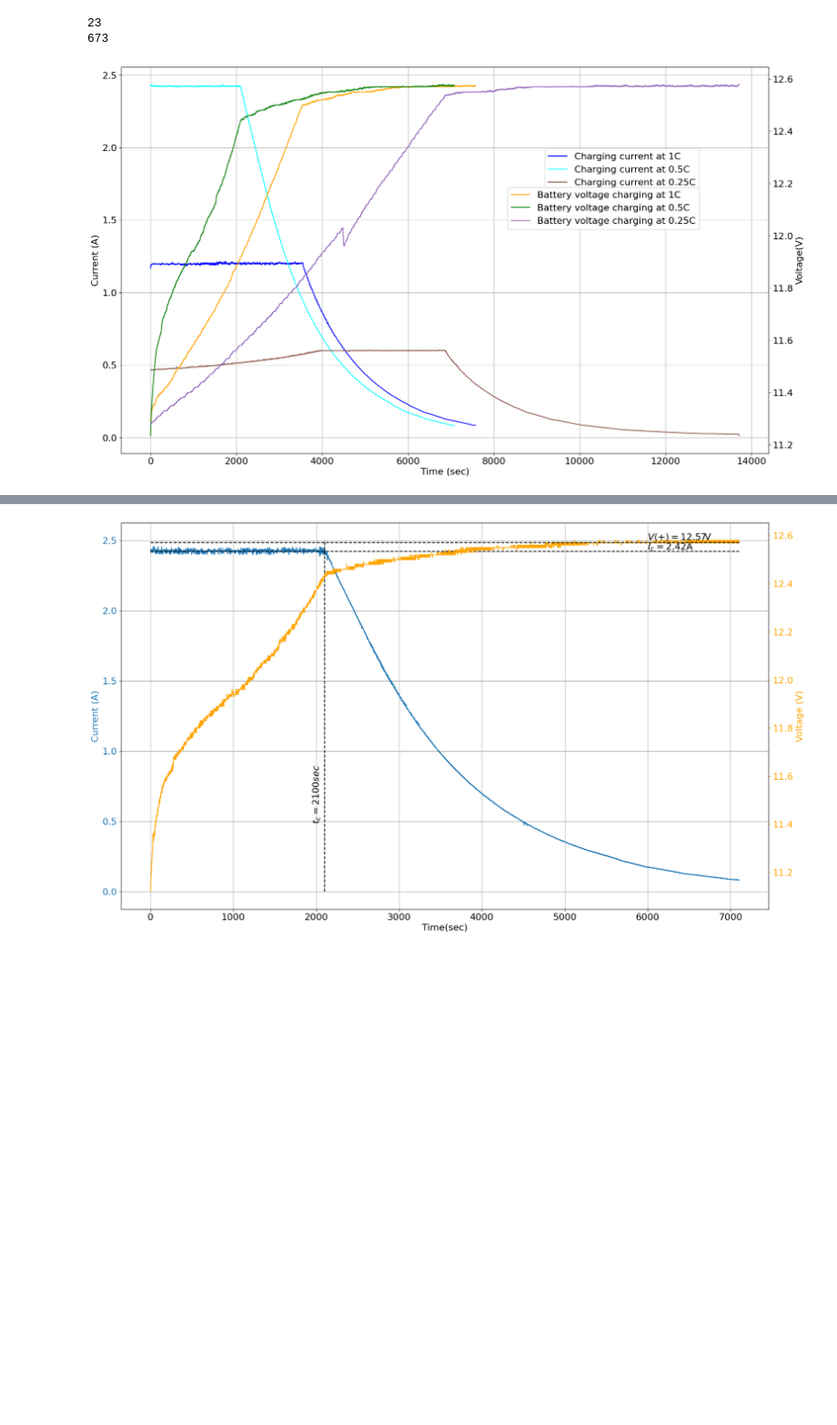
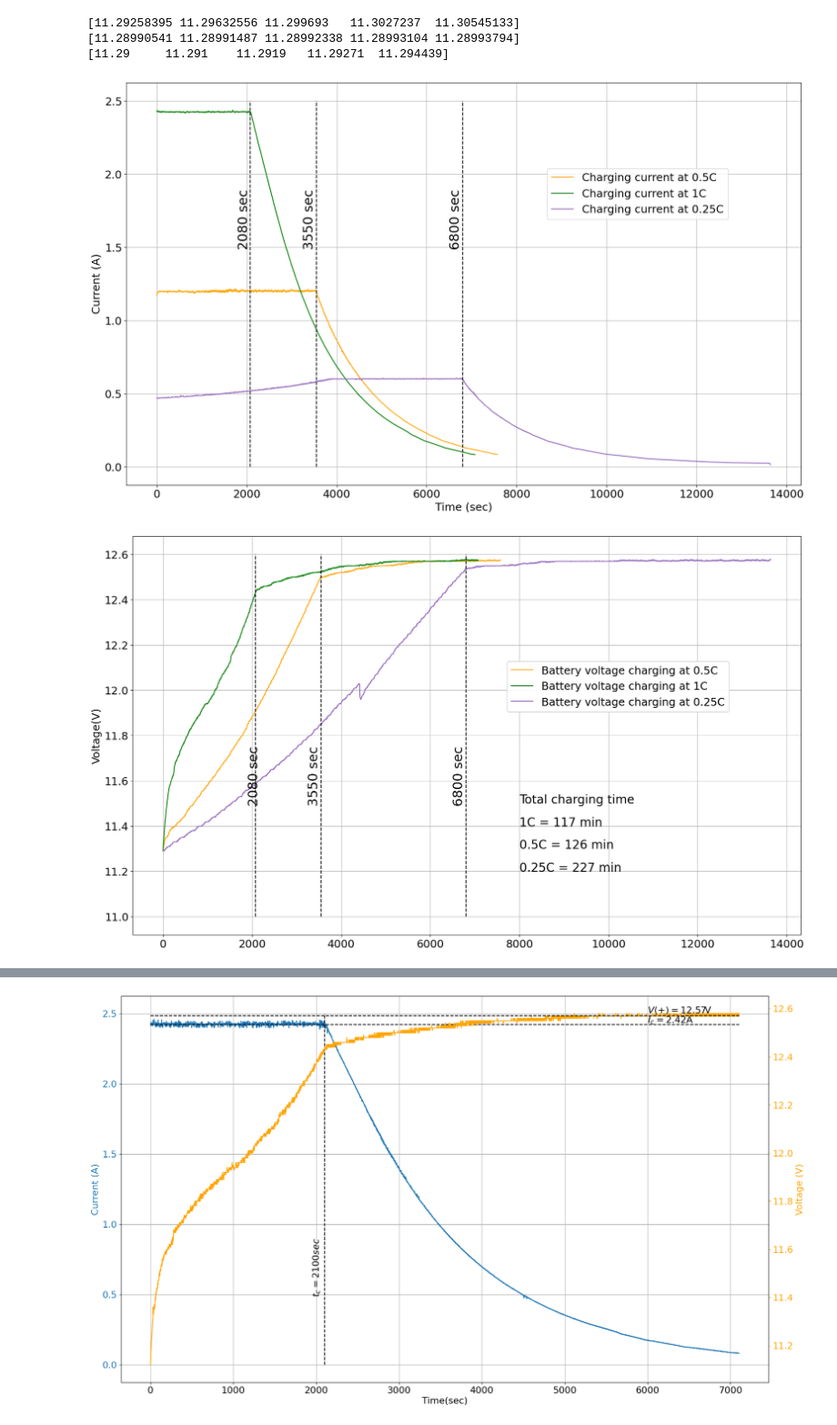
Before and after one commit to ParuHangRai-PRI/Battery-Charger-Analysis, a Jupyter notebook: code/charging comparison.ipynb, the cells around one changed output, grey strips where cells are left out. Shown at 91% size. Cells and saved outputs as stored; diff of their text form; code cells hidden in the pictures; blank space fills up the shorter version.

```diff
--- a/code/charging comparison.ipynb
+++ b/code/charging comparison.ipynb
@@ -276,55 +220,77 @@ plt.show()
 # %%
 for i in range(df1C.size):
-    if df0C5['V_+(V)'].iloc[0] - df1C['V_+(V)'].iloc[i] == 0:
+    if smoth_v[0] - smot_v[i] < 0.0001:
         eqvc = i
         break
 
 for i in range(dfC.size):
-    if df0C5['V_+(V)'].iloc[0] - dfC['V_+(V)'].iloc[i] == 0:
+    if smoth_v[0] - smotQ_v[i] < 0.0001:
         eqvq = i
         break
 
-print(eqvc)
-print(eqvq)
+
 eqvt = smot_v[eqvc:]
 eqvti = smot_i[eqvc:]
 
 eqvtQ = smotQ_v[eqvq:]
 eqvtiQ = smotQ_i[eqvq:]
-
+t1 = eqvt.size/60
+t2 = eqvtQ.size/60
+t3 = smoth_v.size/60
+print(eqvt[0:5])
+print(eqvtQ[0:5])
+print(smoth_v[0:5])
 fig, ax = plt.subplots(figsize=(20,12))
-ax.plot(time0C5, smoth_i, label = 'Charging current at 1C', color = 'blue')
-ax.plot(np.arange(1, eqvt.size+1, 1), eqvti, label = 'Charging current at 0.5C', color = 'cyan')
-ax.plot(np.arange(1, eqvtQ.size+1, 1), eqvtiQ, label = 'Charging current at 0.25C', color = 'tab:brown')
-ax.set_xlabel('Time (sec)', fontsize = 16)
-ax.set_ylabel('Current (A)', fontsize = 16)
-ax.tick_params(axis='both', which='major', labelsize=16)
-#ax.set_yticklabels(fontsize = 16)
-ax.legend(bbox_to_anchor=(0.9, 0.8), fontsize = 16)
-
+ax.plot(time0C5, smoth_i, label = 'Charging current at 0.5C', color = 'orange')
+ax.plot(np.arange(1, eqvt.size+1, 1), eqvti, label = 'Charging current at 1C', color = 'green')
+ax.plot(np.arange(1, eqvtQ.size+1, 1), eqvtiQ, label = 'Charging current at 0.25C', color = 'tab:purple')
+ax.set_xlabel('Time (sec)', fontsize = 18)
+ax.set_ylabel('Current (A)', fontsize = 18)
+ax.tick_params(axis='both', which='major', labelsize=18)
+#ax.set_yticklabels(fontsize = 18)
+ax.legend(bbox_to_anchor=(0.9, 0.8), fontsize = 18)
+l3, = ax.plot(np.full(26, 2080), np.arange(0, 2.6, 0.1), ls = '--', color = 'black')
+ax.text(1800, 1.5, r'2080 sec', fontsize=22, rotation='vertical')
+l4, = ax.plot(np.full(26, 3550), np.arange(0, 2.6, 0.1), ls = '--', color = 'black')
+ax.text(3250, 1.5, r'3550 sec', fontsize=22, rotation='vertical')
+l6, = ax.plot(np.full(26, 6800), np.arange(0, 2.6, 0.1), ls = '--', color = 'black')
+ax.text(6500, 1.5, r'6800 sec', fontsize=22, rotation='vertical')
 ax.grid(True)
 
-vax = ax.twinx()
-p1, = vax.plot(time0C5, smoth_v, label = 'Battery voltage charging at 1C', color = 'orange')
+fig2, vax = plt.subplots(figsize=(20,12))
+p1, = vax.plot(time0C5, smoth_v, label = 'Battery voltage charging at 0.5C', color = 'orange')
 #vax.plot(time1C, np.full(time1C.size, meanV1C), color = 'black', ls = '--')
-vax.set_ylabel('Voltage(V)', fontsize = 16)
-vax.tick_params(axis='both', which='major', labelsize=16)
+vax.set_ylabel('Voltage(V)', fontsize = 18)
+vax.tick_params(axis='both', which='major', labelsize=18)
 #ax.subplot(122)
-p2, = vax.plot(np.arange(1, eqvt.size+1, 1), eqvt, label = 'Battery voltage charging at 0.5C', color = 'green')
+p2, = vax.plot(np.arange(1, eqvt.size+1, 1), eqvt, label = 'Battery voltage charging at 1C', color = 'green')
 p3, = vax.plot(np.arange(1, eqvtQ.size+1, 1), eqvtQ, label = 'Battery voltage charging at 0.25C', color = 'Tab:purple')
 #vax.plot(time0C5, np.full(time0C5.size, meanV05C), color = 'red', ls = '--')
-leg1 = vax.legend(loc='upper right', bbox_to_anchor=(0.9, 0.7), fontsize = 16)
+leg1 = vax.legend(loc='upper right', bbox_to_anchor=(0.9, 0.7), fontsize = 18)
 vax.add_artist(leg1)
+l9, = vax.plot(np.full(9, 2080), np.arange(11, 12.7, 0.2), ls = '--', color = 'black')
+vax.text(1900, 11.5, r'2080 sec', fontsize=22, rotation='vertical')
+l7, = vax.plot(np.full(9, 3550), np.arange(11, 12.7, 0.2), ls = '--', color = 'black')
+vax.text(3250, 11.5, r'3550 sec', fontsize=22, rotation='vertical')
+l8, = vax.plot(np.full(9, 6800), np.arange(11, 12.7, 0.2), ls = '--', color = 'black')
+vax.text(6500, 11.5, r'6800 sec', fontsize=22, rotation='vertical')
+vax.text(8000, 11.5, 'Total charging time', fontsize = 20)
+vax.text(8000, 11.5-0.1, r'1C = %d min'%(t1), fontsize=20)
+vax.text(8000, 11.5-0.2, r'0.5C = %d min'%(t3), fontsize=20)
+vax.text(8000, 11.5-0.3, r'0.25C = %d min'%(t2), fontsize=20)
+vax.grid(True)
 
 #l1, = vax.plot(time1C, np.full(time1C.size, eqvt[1380]), color = 'red' , ls = '-.', label = 'Voltage of 1C charging at 700 sec = %.3f V'%eqvt[1380])
 #l2, = vax.plot(time1C, np.full(time1C.size, smot_v[700]), color = 'black', ls = '-.', label = 'Voltage of 0.5C charging at 1380 sec = %.3f A'%smot_v[700])
 #l3, = vax.plot(np.full(23, 700), np.arange(11.7, 12.8, 0.05), ls = '--', color = 'black', label = 'Constant curent time 1C = 700 sec')
 #l4, = vax.plot(np.full(23, 1380), np.arange(11.7, 12.8, 0.05), ls = '--', color = 'red', label = 'Constant curent time 0.5C = 1380 sec')
-#vax.legend(handles = [l3, l4, l1, l2], bbox_to_anchor=(0.3, 1.2), fontsize = 16)
+#vax.legend(handles = [l3, l4, l1, l2], bbox_to_anchor=(0.3, 1.2), fontsize = 18)
 
 plt.show()
 # %% [output]
-23
-673
+[11.29258395 11.29632556 11.299693   11.3027237  11.30545133]
+[11.28990541 11.28991487 11.28992338 11.28993104 11.28993794]
+[11.29     11.291    11.2919   11.29271  11.294439]
-[figure, old version]
+[figure, new version]
+[figure, added]
 # %%
```
Also changed, not shown: parts of 11 cells of this notebook.
